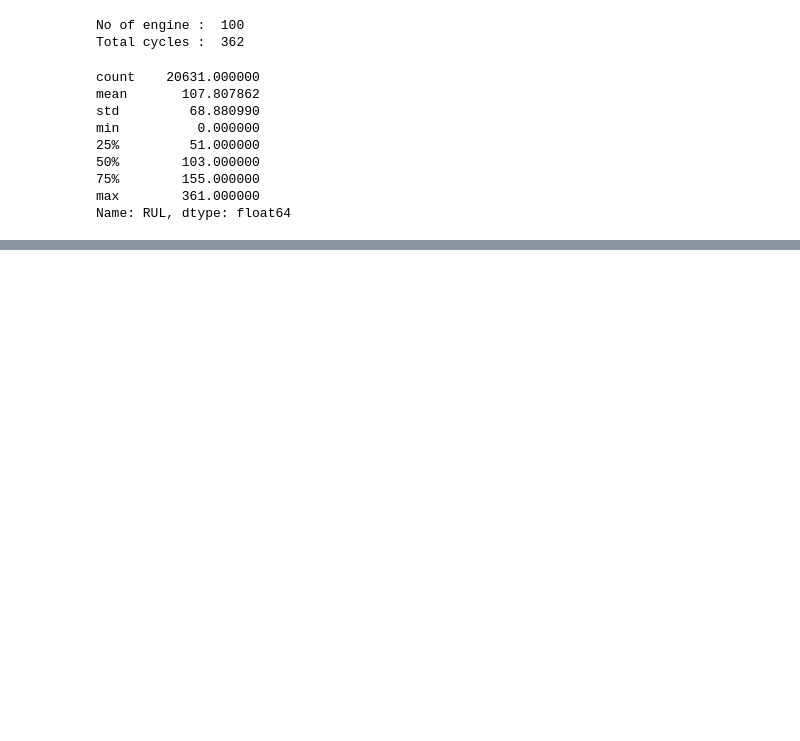
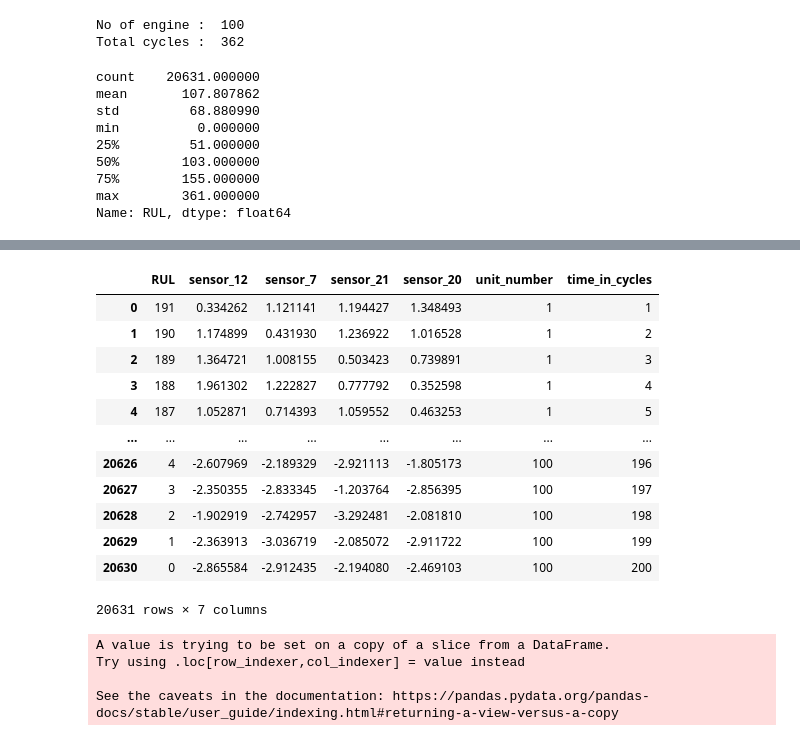
Before and after one commit to RithikDatascientist/works, a Jupyter notebook: learnings/RUL/FD001_RUL.ipynb, the cells around one changed output, grey strips where cells are left out. Saved outputs shown, nothing was run; the diff lists cells and outputs as text; code cells hidden in the pictures; blank space fills up the shorter version.

```diff
--- a/learnings/RUL/FD001_RUL.ipynb
+++ b/learnings/RUL/FD001_RUL.ipynb
@@ -114,0 +125,2 @@ fig.show()
+# %%
+sensor_columns = [ c for c in train_fd001.columns if "sensor" in c ]
@@ -114,0 +190,8 @@ fig.show()
+# %%
+from sklearn.preprocessing import StandardScaler
+
+std = StandardScaler()
+
+scaled_df = train_fd001.copy()
+
+scaled_df[sensor_columns] = std.fit_transform(train_fd001[sensor_columns])
@@ -114,0 +225,3 @@ fig.show()
+# %%
+scaled_corr = scaled_df[sensor_columns + ["RUL"]].corr()["RUL"].sort_values(ascending= False)
+print(scaled_corr)
@@ -114,0 +246,4 @@ fig.show()
+# %%
+scaled_corr_df = scaled_corr[:5]
+scaled_corr_df = scaled_corr_df.index.to_list()
+scaled_corr_df
@@ -114,0 +262,27 @@ fig.show()
+# %%
+additional_columns = ["unit_number","time_in_cycles"]
+all_cols = scaled_corr_df+ additional_columns
+scaled_df_top_5 = scaled_df[all_cols]
+scaled_df_top_5
+# %% [output]
+|  | RUL | sensor_12 | sensor_7 | sensor_21 | sensor_20 | unit_number | time_in_cycles |
+| 0 | 191 | 0.334262 | 1.121141 | 1.194427 | 1.348493 | 1 | 1 |
+| 1 | 190 | 1.174899 | 0.431930 | 1.236922 | 1.016528 | 1 | 2 |
+| 2 | 189 | 1.364721 | 1.008155 | 0.503423 | 0.739891 | 1 | 3 |
+| 3 | 188 | 1.961302 | 1.222827 | 0.777792 | 0.352598 | 1 | 4 |
+| 4 | 187 | 1.052871 | 0.714393 | 1.059552 | 0.463253 | 1 | 5 |
+| ... | ... | ... | ... | ... | ... | ... | ... |
+| 20626 | 4 | -2.607969 | -2.189329 | -2.921113 | -1.805173 | 100 | 196 |
+| 20627 | 3 | -2.350355 | -2.833345 | -1.203764 | -2.856395 | 100 | 197 |
+| 20628 | 2 | -1.902919 | -2.742957 | -3.292481 | -2.081810 | 100 | 198 |
+| 20629 | 1 | -2.363913 | -3.036719 | -2.085072 | -2.911722 | 100 | 199 |
+| 20630 | 0 | -2.865584 | -2.912435 | -2.194080 | -2.469103 | 100 | 200 |
+20631 rows × 7 columns
+# %%
+bin_edges = np.arange(0, scaled_df_top_5['RUL'].max() + 50, 50)
+scaled_df_top_5['RUL_bin'] = pd.cut(scaled_df_top_5['RUL'], bins=bin_edges, right=False)
+# %% [output]
+A value is trying to be set on a copy of a slice from a DataFrame.
+Try using .loc[row_indexer,col_indexer] = value instead
+
+See the caveats in the documentation: https://pandas.pydata.org/pandas-docs/stable/user_guide/indexing.html#returning-a-view-versus-a-copy
```
Also changed, not shown: parts of 9 cells of this notebook.
